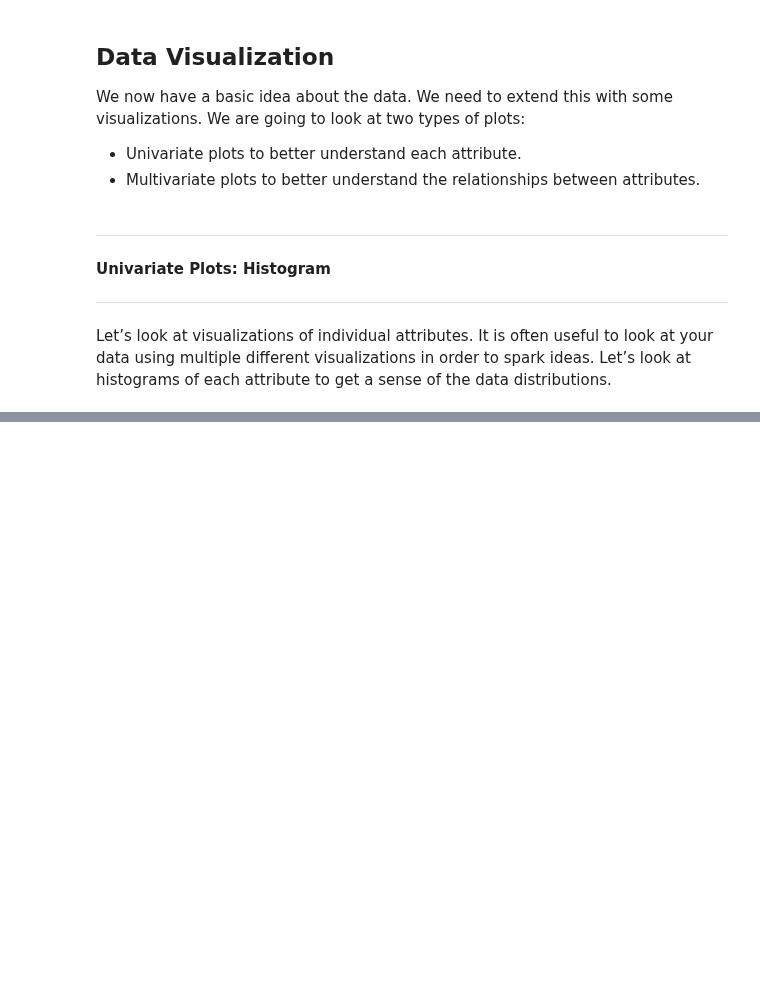
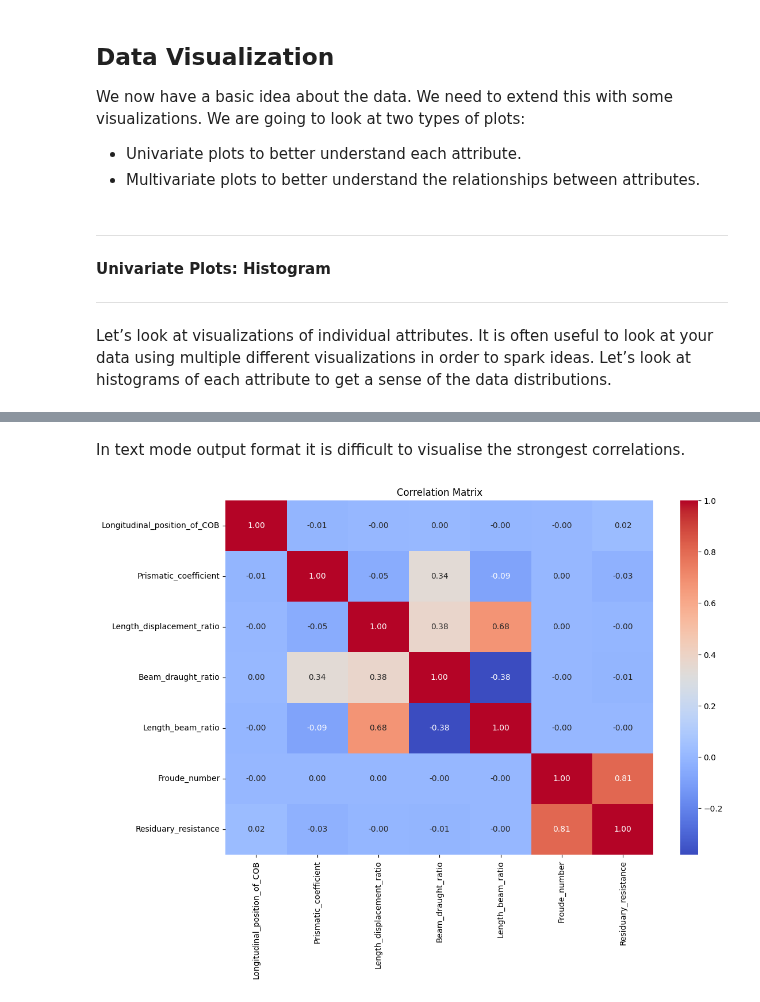
Before and after one commit to JuanZapa7a/AINavalEngineering, a Jupyter notebook: Yacht_Hydrodynamics_Dataset.ipynb, the cells around one changed output, grey strips where cells are left out. Cells and saved outputs as stored; diff of their text form; code cells hidden in the pictures; blank space fills up the shorter version.

```diff
--- a/Yacht_Hydrodynamics_Dataset.ipynb
+++ b/Yacht_Hydrodynamics_Dataset.ipynb
@@ -391,0 +491,10 @@ I can provide a more precise analysis! For now, this covers expected patterns an
+# %% [markdown]
+In text mode output format it is difficult to visualise the strongest correlations.
+# %%
+# Plotting correlation matrix as a heatmap
+plt.figure(figsize=(12, 8))
+sns.heatmap(df.corr(), annot=True, cmap='coolwarm', fmt='.2f')
+plt.title("Correlation Matrix")
+plt.show()
+# %% [output]
+[figure, added]
```
Also changed, not shown: parts of 18 cells of this notebook.
